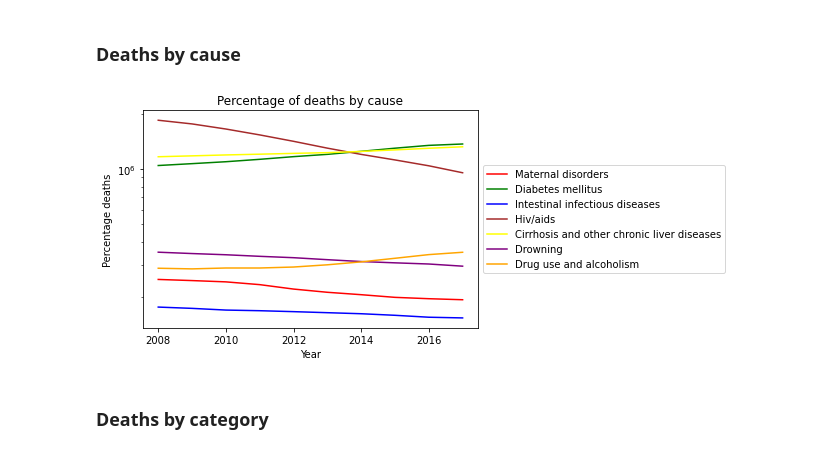
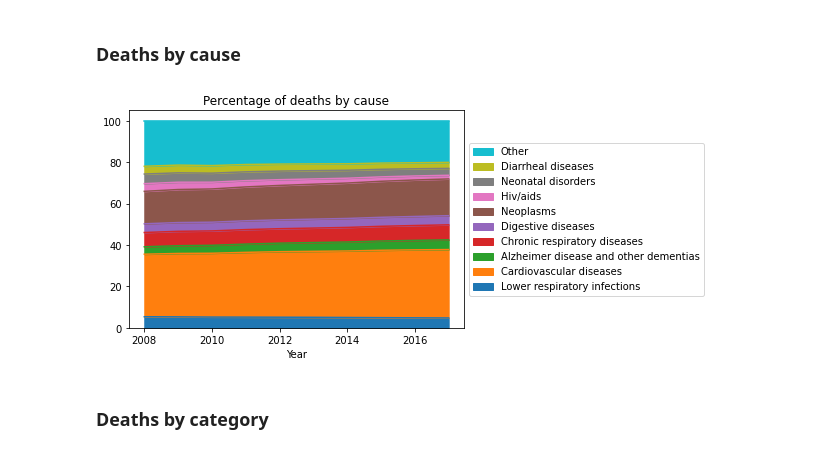
Before and after one commit to epfl-ada/ada-2021-project-hoja, a Jupyter notebook: Milestone_2.ipynb, the cells around one changed output. Cells and saved outputs as stored; diff of their text form; code cells hidden in the pictures.

Commit message:
changed colors and improved stacked area chart

```diff
--- a/Milestone_2.ipynb
+++ b/Milestone_2.ipynb
@@ -319,9 +252,9 @@ deaths_by_category.percentage_df
 # %% [markdown]
 ### Deaths by cause
 # %%
-deaths_by_cause.plot_lines("Percentage deaths", "Percentage of deaths by cause")
+deaths_by_cause.plot_stacked_areas("", "Percentage of deaths by cause")
 # %% [output]
-[figure, old version]
+[figure, new version]
 # %% [markdown]
 ### Deaths by category
 # %%
```
Also changed, not shown: parts of 14 cells of this notebook, 3 other files.
